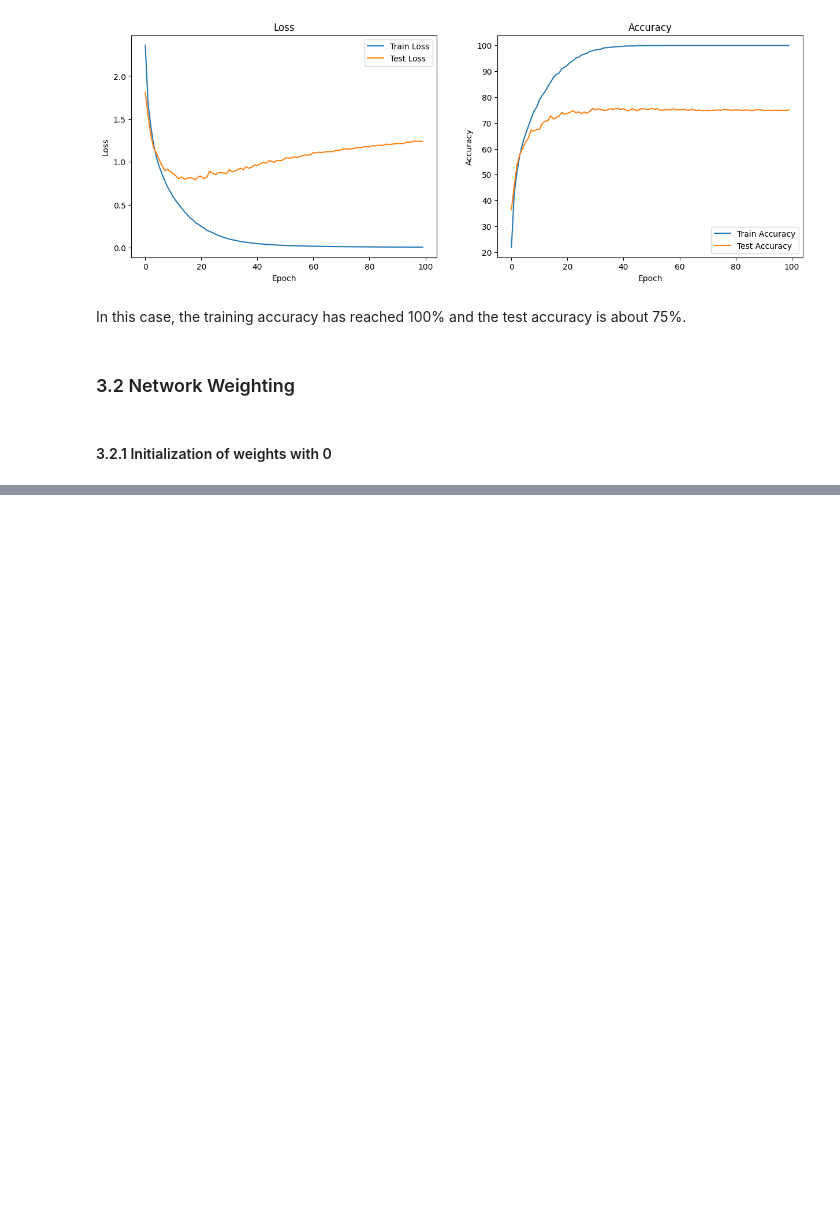
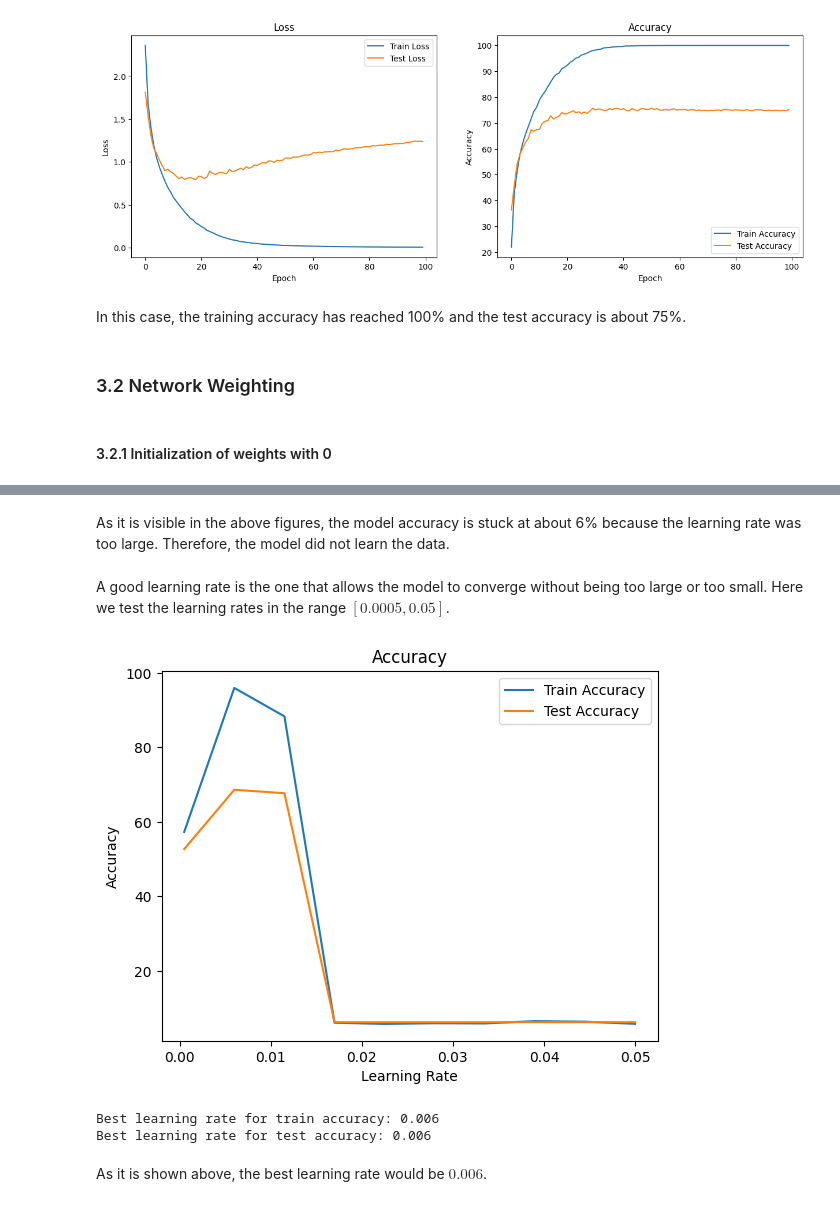
Before and after one commit to PashaBarahimi/Artificial-Intelligence-Projects, a Jupyter notebook: CA6 - Neural Networks/AI-CA6-810199385.ipynb, the cells around one changed output, grey strips where cells are left out. Drawn from its saved outputs; the diff is of its cells as text; code cells hidden in the pictures; blank space fills up the shorter version.

```diff
--- a/CA6 - Neural Networks/AI-CA6-810199385.ipynb
+++ b/CA6 - Neural Networks/AI-CA6-810199385.ipynb
@@ -760,0 +846,34 @@ In this case, the training accuracy has reached 100% and the test accuracy is ab
+# %% [markdown]
+As it is visible in the above figures, the model accuracy is stuck at about 6% because the learning rate was too large. Therefore, the model did not learn the data.
+# %% [markdown]
+A good learning rate is the one that allows the model to converge without being too large or too small. Here we test the learning rates in the range $[0.0005, 0.05]$.
+# %%
+learning_rates = np.linspace(0.0005, 0.05, 10)
+accuracies = []
+for learning_rate in learning_rates:
+    network = FeedForwardNN(INPUT_SIZE)
+    network.add_layer(35, activation=ReLU())
+    network.add_layer(35, activation=ReLU())
+    network.add_layer(35, activation=ReLU())
+    network.add_layer(16, activation=Identical())
+    network.set_training_params(learning_rate=learning_rate)
+    log = network.fit(100, TRAIN_LOADER, TEST_LOADER, print_results=False)
+    accuracies.append((log['train_accuracy'][-1], log['test_accuracy'][-1]))
+
+plt.plot(learning_rates, [accuracy[0] for accuracy in accuracies], label='Train Accuracy')
+plt.plot(learning_rates, [accuracy[1] for accuracy in accuracies], label='Test Accuracy')
+plt.title('Accuracy')
+plt.xlabel('Learning Rate')
+plt.ylabel('Accuracy')
+plt.legend()
+plt.show()
+# %% [output]
+[figure, added]
+# %%
+print(f'Best learning rate for train accuracy: {learning_rates[np.argmax([accuracy[0] for accuracy in accuracies])]}')
+print(f'Best learning rate for test accuracy: {learning_rates[np.argmax([accuracy[1] for accuracy in accuracies])]}')
+# %% [output]
+Best learning rate for train accuracy: 0.006
+Best learning rate for test accuracy: 0.006
+# %% [markdown]
+As it is shown above, the best learning rate would be $0.006$.
```
Also changed, not shown: parts of 30 cells of this notebook.
